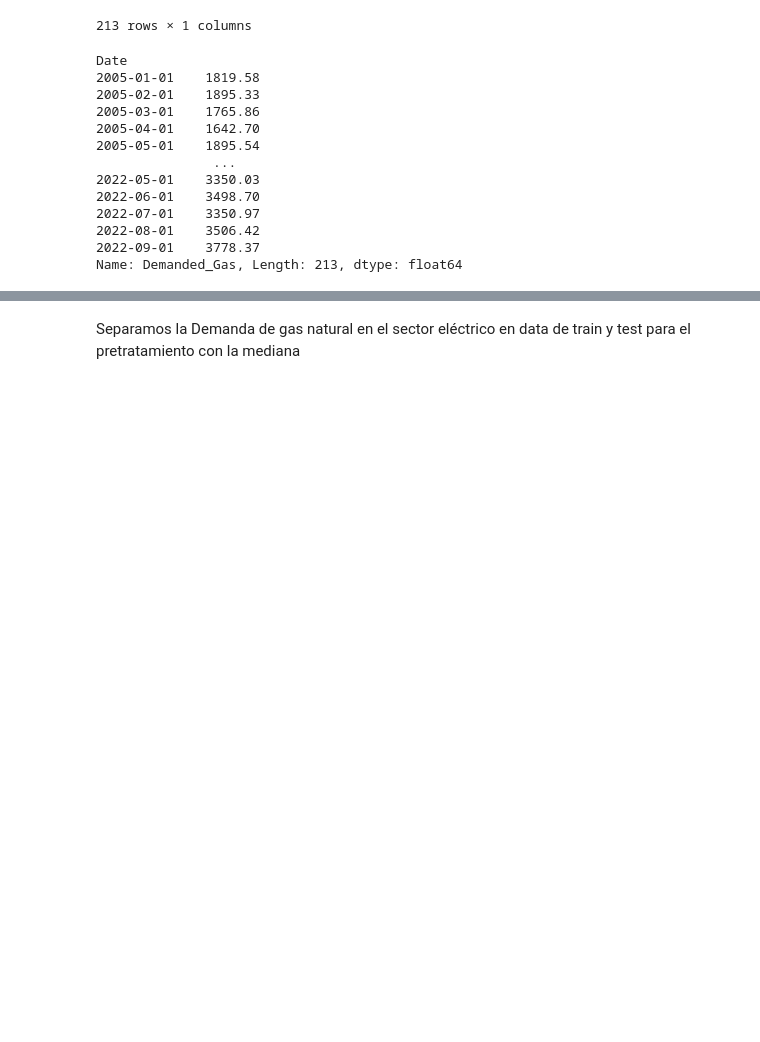
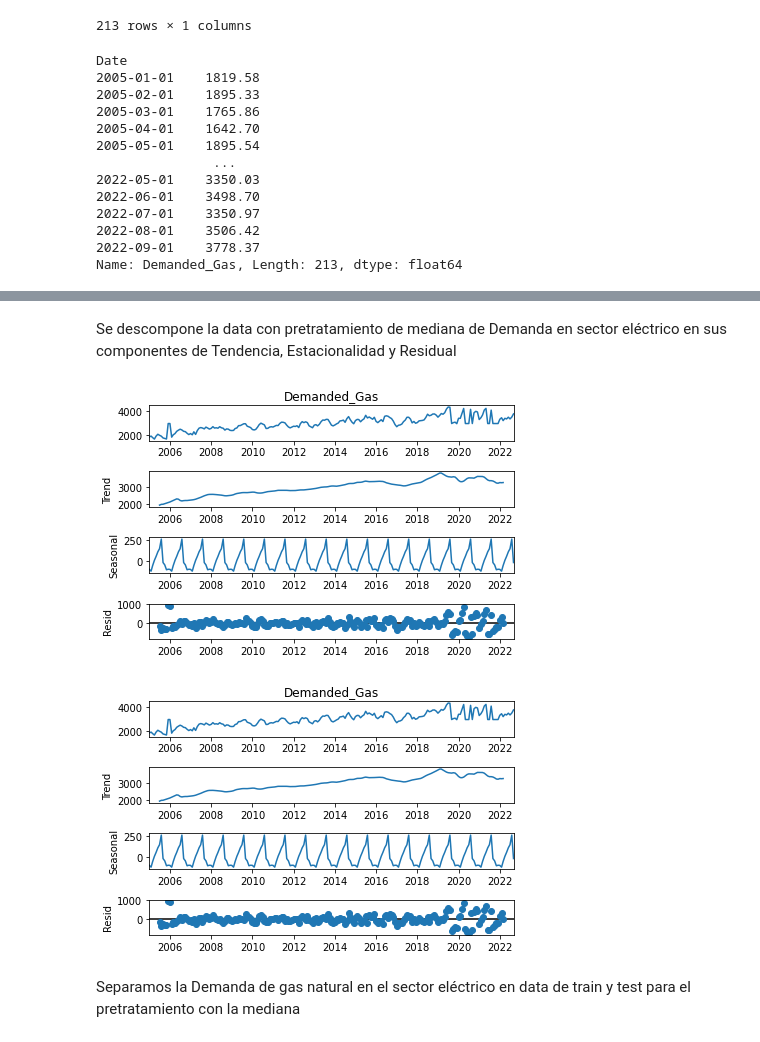
Before and after one commit to Sergio-Ibarra-1795/Diplomado_UNAM_DC_Full_gitHub, a Jupyter notebook: Diplomado_DS_Proyecto_Final/Demanda_electrico_FFNN_full_try1.ipynb, the cells around one changed output, grey strips where cells are left out. Cells and saved outputs as stored; diff of their text form; code cells hidden in the pictures; blank space fills up the shorter version.

```diff
--- a/Diplomado_DS_Proyecto_Final/Demanda_electrico_FFNN_full_try1.ipynb
+++ b/Diplomado_DS_Proyecto_Final/Demanda_electrico_FFNN_full_try1.ipynb
@@ -975,3 +1001,13 @@ Name: Demanded_Gas, Length: 213, dtype: float64
+# %% [markdown]
+Se descompone la data con pretratamiento de mediana de Demanda en sector eléctrico en sus componentes de Tendencia, Estacionalidad y Residual
+# %%
+from statsmodels.tsa.seasonal import seasonal_decompose
+
+demanda_electrico_pretratamiento_mediana_seasonal_decomposition = seasonal_decompose(demanda_electrico_pretratamiento_mediana)
+demanda_electrico_pretratamiento_mediana_seasonal_decomposition.plot()
+# %% [output]
+[figure, added]
+[figure, added]
 # %% [markdown]
 Separamos la Demanda de gas natural en el sector eléctrico en data de train y test para el pretratamiento con la mediana
 # %%
```
Also changed, not shown: parts of 36 cells of this notebook.
